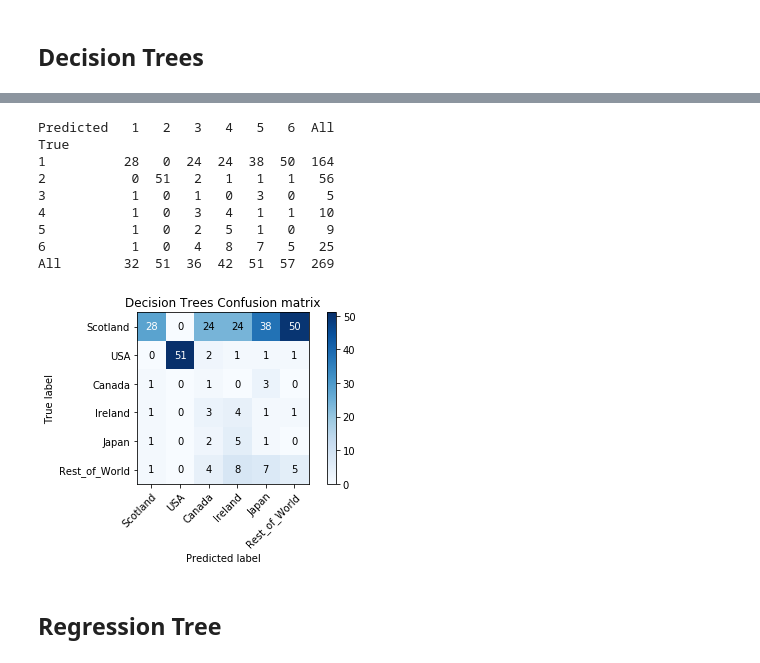
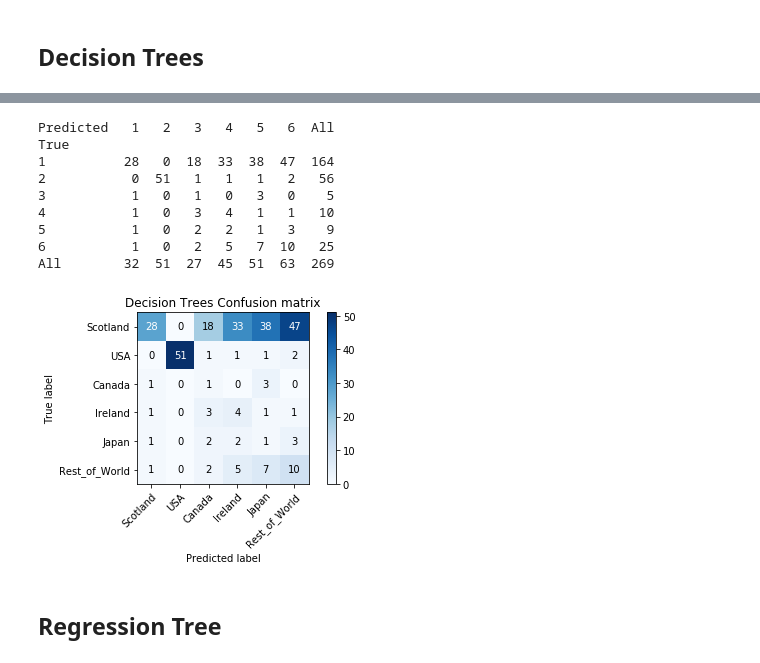
Before and after one commit to hamiltonchangcodes/project_whisky, a Jupyter notebook: Project 5.ipynb, the cells around one changed output, grey strips where cells are left out. Cells and saved outputs as stored; diff of their text form; code cells hidden in the pictures.

```diff
--- a/Project 5.ipynb
+++ b/Project 5.ipynb
@@ -677,20 +690,20 @@ Rest_of_World       0.09      0.20      0.12        25
 # %%
-plot_confusion_matrix(y_test, y_pred, classes=labels,
+plot_confusion_matrix(y_test, dtree_pred, classes=labels,
                       title='Decision Trees Confusion matrix')
 
 plt.savefig("Dtree_confusion.png")
 plt.show()
 # %% [output]
 Predicted   1   2   3   4   5   6  All
 True
-1          28   0  24  24  38  50  164
-2           0  51   2   1   1   1   56
+1          28   0  18  33  38  47  164
+2           0  51   1   1   1   2   56
 3           1   0   1   0   3   0    5
 4           1   0   3   4   1   1   10
-5           1   0   2   5   1   0    9
-6           1   0   4   8   7   5   25
-All        32  51  36  42  51  57  269
+5           1   0   2   2   1   3    9
+6           1   0   2   5   7  10   25
+All        32  51  27  45  51  63  269
-[figure, old version]
+[figure, new version]
 # %% [markdown]
 ## Regression Tree
 # %%
```
Also changed, not shown: parts of 22 cells of this notebook, 5 other files.
